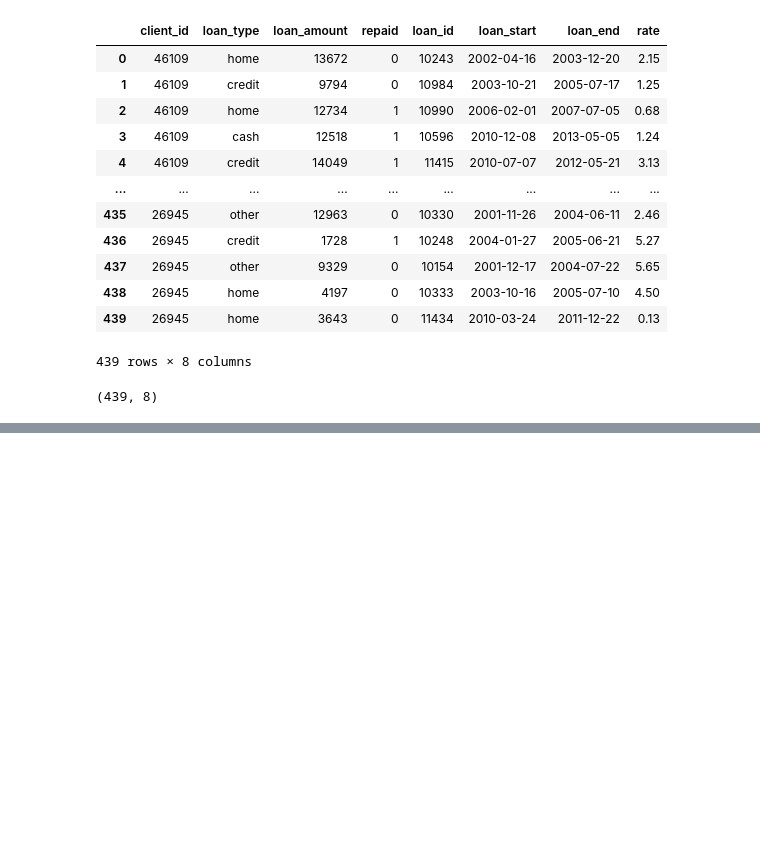
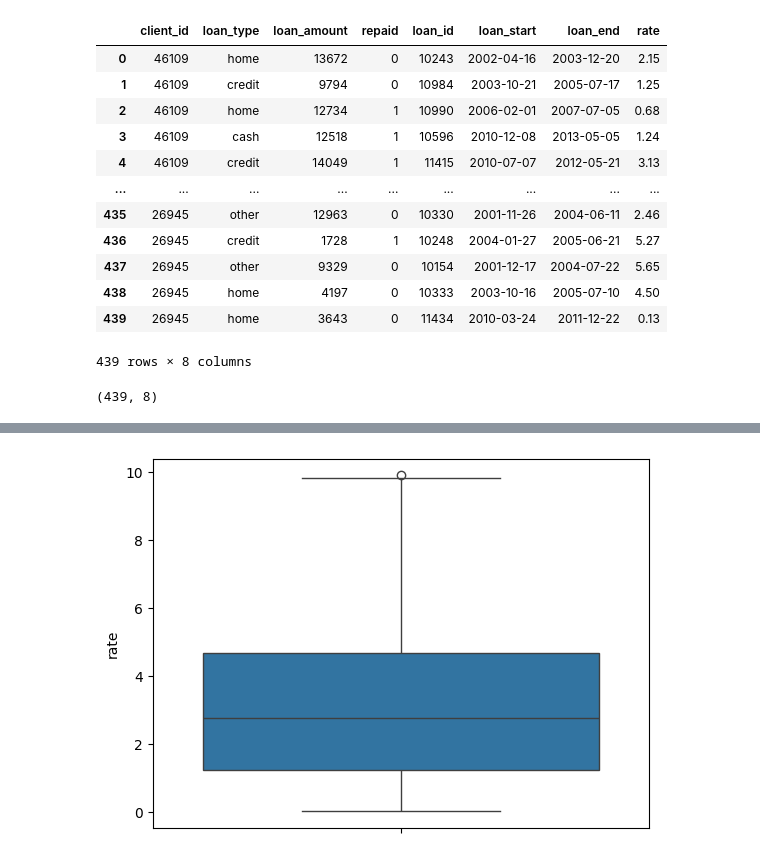
Before and after one commit to docroch/learning-data-science, a Jupyter notebook: data-preparation/loans.ipynb, the cells around one changed output, grey strips where cells are left out. Cells and saved outputs as stored; diff of their text form; code cells hidden in the pictures; blank space fills up the shorter version.

```diff
--- a/data-preparation/loans.ipynb
+++ b/data-preparation/loans.ipynb
@@ -390,0 +396,4 @@ df.shape
+# %%
+sns.boxplot(df2.rate);
+# %% [output]
+[figure, added]
```
Also changed, not shown: parts of 13 cells of this notebook.
